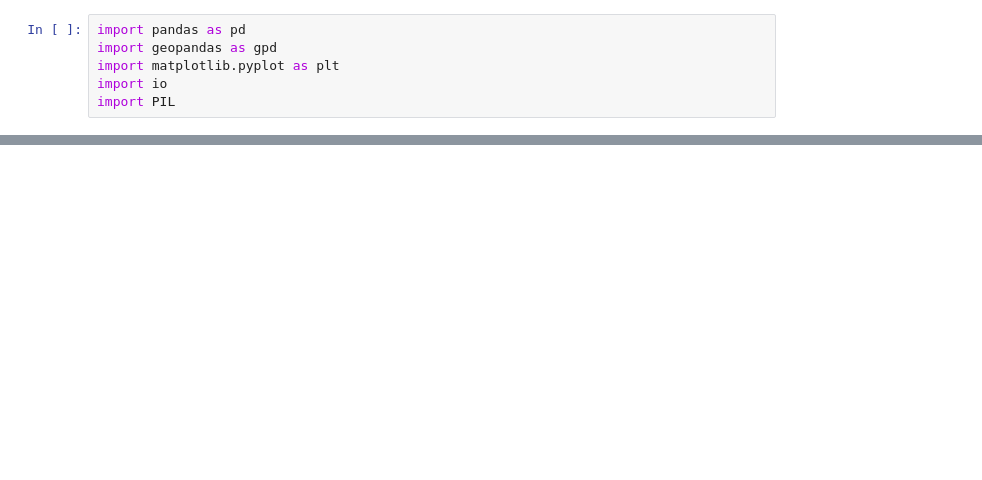
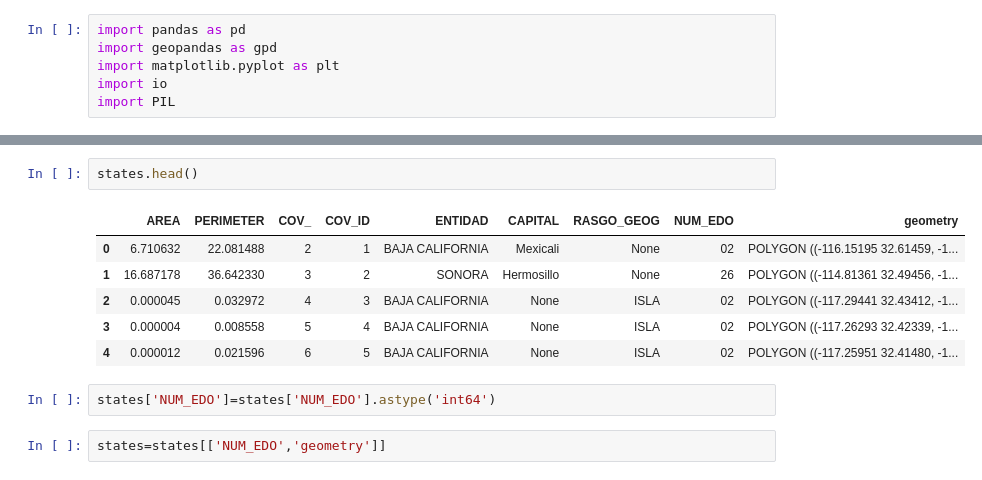
Before and after one commit to jdela757/sid-project, a Jupyter notebook: notebooks/state_mexico.ipynb, the cells around one changed output, grey strips where cells are left out. Saved outputs shown, nothing was run; the diff lists cells and outputs as text; blank space fills up the shorter version.

```diff
--- a/notebooks/state_mexico.ipynb
+++ b/notebooks/state_mexico.ipynb
@@ -22,0 +40,13 @@ data.head()
+# %%
+states.head()
+# %% [output]
+|  | AREA | PERIMETER | COV_ | COV_ID | ENTIDAD | CAPITAL | RASGO_GEOG | NUM_EDO | geometry |
+| 0 | 6.710632 | 22.081488 | 2 | 1 | BAJA CALIFORNIA | Mexicali | None | 02 | POLYGON ((-116.15195 32.61459, -1... |
+| 1 | 16.687178 | 36.642330 | 3 | 2 | SONORA | Hermosillo | None | 26 | POLYGON ((-114.81361 32.49456, -1... |
+| 2 | 0.000045 | 0.032972 | 4 | 3 | BAJA CALIFORNIA | None | ISLA | 02 | POLYGON ((-117.29441 32.43412, -1... |
+| 3 | 0.000004 | 0.008558 | 5 | 4 | BAJA CALIFORNIA | None | ISLA | 02 | POLYGON ((-117.26293 32.42339, -1... |
+| 4 | 0.000012 | 0.021596 | 6 | 5 | BAJA CALIFORNIA | None | ISLA | 02 | POLYGON ((-117.25951 32.41480, -1... |
+# %%
+states['NUM_EDO']=states['NUM_EDO'].astype('int64')
+# %%
+states=states[['NUM_EDO','geometry']]
```
Also changed, not shown: parts of 9 cells of this notebook, 30 other files.
